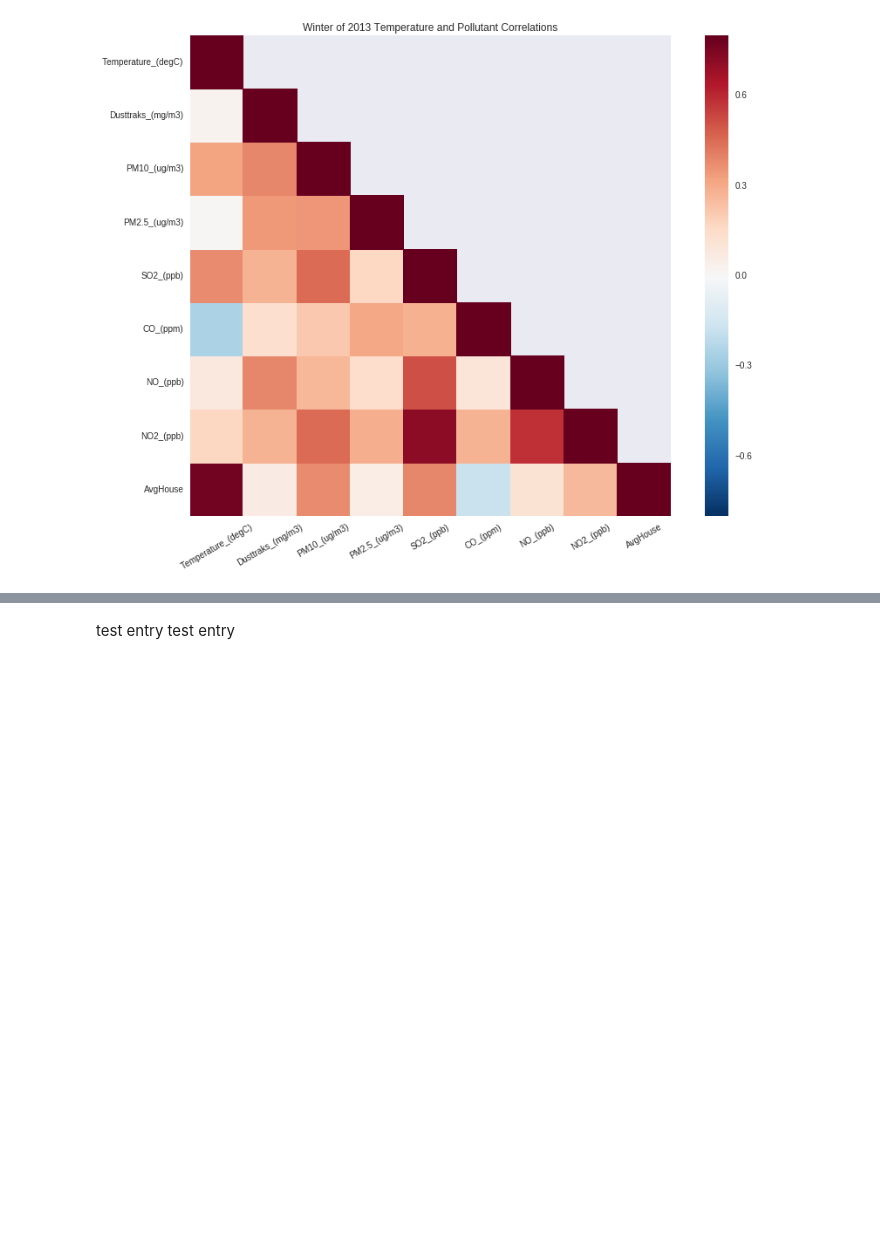
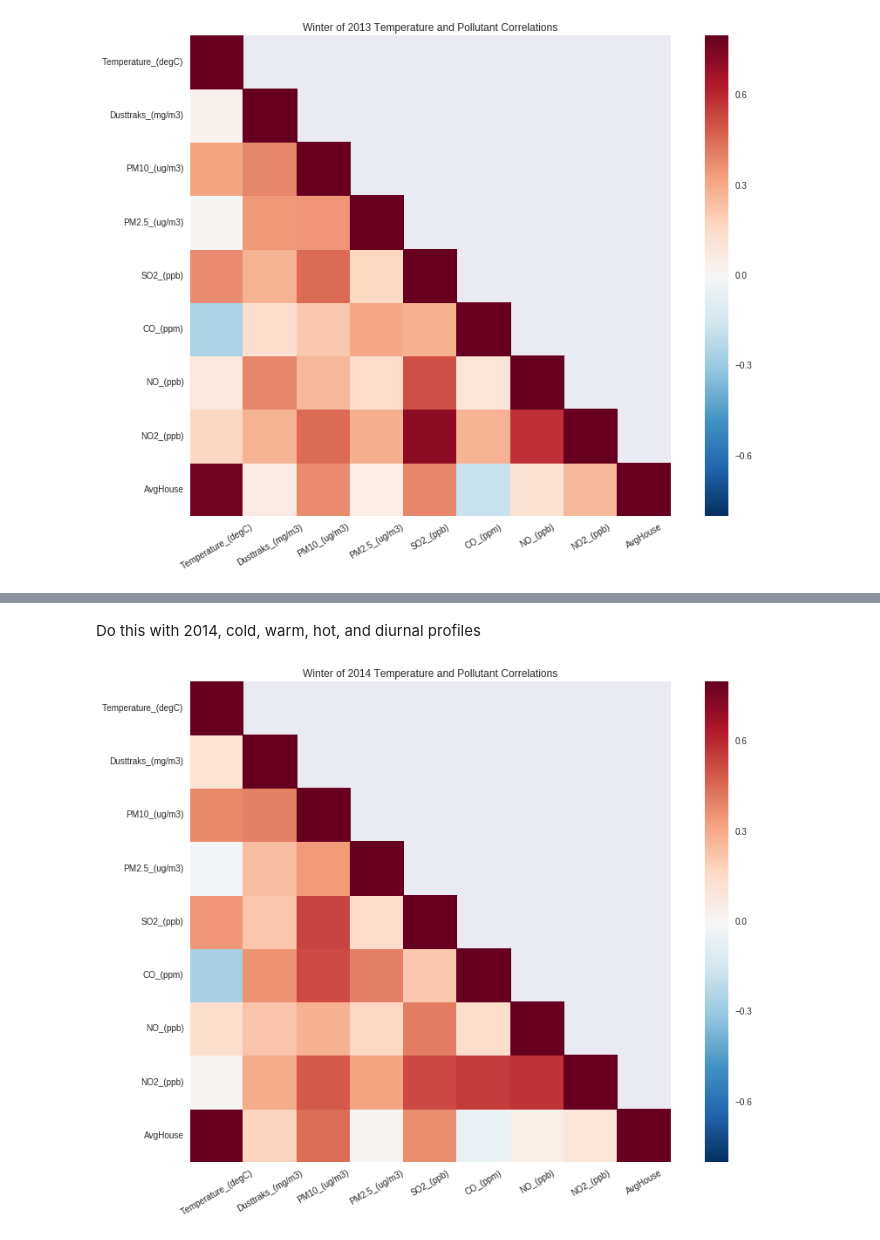
Before and after one commit to BrennaManning/DataScience2016FP, a Jupyter notebook: Stats_comparisons.ipynb, the cells around one changed output, grey strips where cells are left out. Drawn from its saved outputs; the diff is of its cells as text; code cells hidden in the pictures; blank space fills up the shorter version.

Commit message:
putting quartile matricies for correlation

```diff
--- a/Stats_comparisons.ipynb
+++ b/Stats_comparisons.ipynb
@@ -192,2 +187,8 @@ SyntaxError: invalid syntax (<ipython-input-1-3ec52faabeaa>, line 1)
-# %% [markdown]
-test entry test entry
+# %% [markdown]
+Do this with 2014, cold, warm, hot, and diurnal profiles
+# %%
+dfnorm14 = normalize(df2014, intHeadCorrList)
+speardf14 = dfnorm14.corr(method = 'spearman')
+correlationHeatmap(speardf14, '2014')
+# %% [output]
+[figure, added]
```
Also changed, not shown: parts of 7 cells of this notebook, 1 other file.
